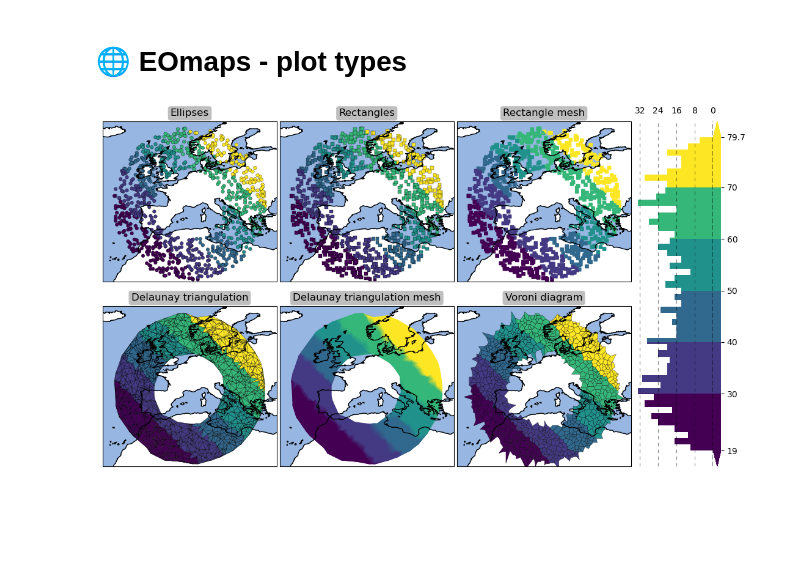
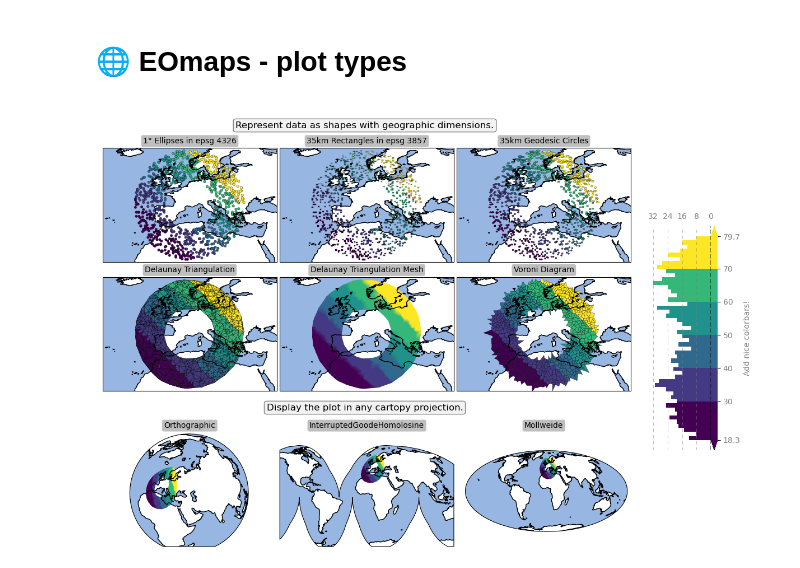
Before and after one commit to raphaelquast/EOmaps, a Jupyter notebook: examples/Plot_types.ipynb, the cells around one changed output. Cells and saved outputs as stored; diff of their text form; code cells hidden in the pictures; blank space fills up the shorter version.

```diff
--- a/examples/Plot_types.ipynb
+++ b/examples/Plot_types.ipynb
@@ -11,11 +11,16 @@ import matplotlib.pyplot as plt
 from matplotlib.gridspec import GridSpec, GridSpecFromSubplotSpec
 from cartopy import crs as ccrs
 
-addtitle =  lambda m, txt: m.figure.ax.text(0.5, 1.05, txt,
+from ipympl.backend_nbagg import Canvas
+
+Canvas.header_visible.default_value = False
+Canvas.footer_visible.default_value = False
+
+addtitle =  lambda m, txt: m.figure.ax.text(0.5, 1.06, txt,
                                             transform = m.figure.ax.transAxes,
                                             horizontalalignment="center",
                                             verticalalignment="center",
-                                            fontsize=12,
+                                            fontsize=10,
                                             bbox=dict(fc=".75", boxstyle='round,pad=.25', ec="none"))
 # %%
 lon, lat = np.linspace(-180, 180, 1000), np.linspace(-90, 90, 1000)
@@ -31,44 +36,79 @@ df = pd.DataFrame(dict(lon=lon.flat, lat=lat.flat, data=data.flat))
 
 usedata = df.sample(1000)
 # %%
-f = plt.figure(figsize=(11, 6))
-f.canvas.header_visible = False
-f.canvas.footer_visible = False
-gs = GridSpec(2, 4, width_ratios=(1,1,1,.5))
-gs.update(hspace=0.15, wspace=0.02, left=0.01, right=0.93, bottom=0.01, top=0.95)
+gs = GridSpec(4, 4, width_ratios=(1, 1, 1, .5), height_ratios=(1, 1, .1, 1))
+gs.update(hspace=0.17, wspace=0.02, left=0.01, right=0.93, bottom=0.01, top=0.9)
+
+args = dict(orientation="horizontal", colorbar=False, coastlines=True)
 
 m = Maps()
 m.set_data(data=usedata, xcoord="lon", ycoord="lat", parameter="data", crs=4326)
 m.set_classify_specs(scheme=m.classify_specs.SCHEMES.UserDefined, bins=np.arange(30, 80, 10))
 m.set_plot_specs(plot_epsg=4326, title="", histbins=50)
 
-m.set_plot_specs(shape="ellipses", radius=.5)
-m.plot_map(f_gridspec=[f, gs[0, 0]], edgecolor="k", linewidth=0.25,orientation="horizontal", colorbar=False, coastlines=True)
-addtitle(m, "Ellipses")
+m.set_shape.ellipses(radius=0.5, radius_crs=4326)
+m.plot_map(gs_ax=gs[0, 0], edgecolor="k", linewidth=0.25, **args)
+addtitle(m, "1° Ellipses in epsg 4326")
 
-m.set_plot_specs(shape="rectangles")
-m.plot_map(f_gridspec=[f, gs[0, 1]], edgecolor="k", linewidth=0.25,orientation="horizontal", colorbar=False, coastlines=True)
-addtitle(m, "Rectangles")
+m.set_shape.rectangles(radius=35000, radius_crs=3857)
+m.plot_map(gs_ax=gs[0, 1], edgecolor="k", linewidth=0.25, **args)
+addtitle(m, "35km Rectangles in epsg 3857")
 
-m.set_plot_specs(shape="trimesh_rectangles")
-m.plot_map(f_gridspec=[f, gs[0, 2]], orientation="horizontal", colorbar=False, coastlines=True)
-addtitle(m, "Rectangle mesh")
+m.set_shape.geod_circles(radius=35000)
+m.plot_map(gs_ax=gs[0, 2], edgecolor="k", linewidth=0.25, **args)
+addtitle(m, "35km Geodesic Circles")
 
-m.set_plot_specs(shape="delauney_triangulation_flat_masked", radius=1.1)
-m.plot_map(f_gridspec=[f, gs[1, 0]], edgecolor="k", linewidth=0.25, orientation="horizontal", colorbar=False, coastlines=True)
-addtitle(m, "Delaunay triangulation")
+m.set_shape.delauney_triangulation(flat=True, mask_radius=1.1)
+m.plot_map(gs_ax=gs[1, 0], edgecolor="k", linewidth=0.25, **args)
+addtitle(m, "Delaunay Triangulation")
 
-m.set_plot_specs(shape="delauney_triangulation_masked", radius=1.1)
-m.plot_map(f_gridspec=[f, gs[1, 1]], orientation="horizontal", colorbar=False, coastlines=True)
-addtitle(m, "Delaunay triangulation mesh")
+m.set_shape.delauney_triangulation(flat=False, mask_radius=1.1)
+m.plot_map(gs_ax=gs[1, 1], **args)
+addtitle(m, "Delaunay Triangulation Mesh")
 
-m.set_plot_specs(shape="voroni", radius=1.1)
-x = m.plot_map(f_gridspec=[f, gs[1, 2]], edgecolor="k", linewidth=0.25, orientation="horizontal", colorbar=False, coastlines=True)
-addtitle(m, "Voroni diagram")
+m.set_shape.voroni_diagram(mask_radius=1.1)
+x = m.plot_map(gs_ax=gs[1, 2], edgecolor="k", linewidth=0.25, **args)
+addtitle(m, "Voroni Diagram")
 
-for ax in f.axes:
-    ax.set_extent((lon.min() - 0.5, lon.max() + 0.5, lat.min() - 0.5, lat.max() + 0.5))
 
-m.add_colorbar(gs[:,-1])
+for ax in m.figure.f.axes:
+    ax.set_extent((lon.min() - 1, lon.max() + 1, lat.min() - 1, lat.max() + 1),
+                 crs=m.crs_list.PlateCarree())
+
+
+
+m.set_shape.delauney_triangulation(mask_radius=1.1)
+m.plot_specs.crs = m.crs_list.Orthographic(central_latitude=45, central_longitude=45)
+m.plot_map(gs_ax=gs[3, 0], **args)
+addtitle(m, "Orthographic")
+
+m.figure.ax.set_xlim(-9287538.873943578, 9424880.444560962)
+m.figure.ax.set_ylim(-6464059.586949452, 7257353.994791463)
+
+m.plot_specs.crs = m.crs_list.InterruptedGoodeHomolosine()
+m.plot_map(gs_ax=gs[3, 1], **args)
+addtitle(m, "InterruptedGoodeHomolosine")
+
+m.figure.ax.set_xlim(-16870231.981304333, 17244055.03635715)
+m.figure.ax.set_ylim(-8255719.045825919, 10851116.008060208)
+
+m.plot_specs.crs = m.crs_list.Mollweide()
+m.plot_map(gs_ax=gs[3, 2], **args)
+addtitle(m, "Mollweide")
+
+m.figure.ax.set_xlim(-19926964.196277186, 18838164.791654214)
+m.figure.ax.set_ylim(-13870666.8432306, 14554966.333284175)
+
+cb = m.add_colorbar(gs[:,-1], orientation="vertical")
+
+cb[1].tick_params(labelcolor=".5", axis="both")
+cb[1].set_ylabel("Add nice colorbars!", color=".5")
+cb[2].tick_params(labelcolor=".5", axis="both")
+cb[2].grid(color=".5", axis="x")
+
+m.figure.set_colorbar_position(pos=(.825,.225, .1, .5), cb=cb)
+
+_ = m.figure.f.text(.4, .95, "Represent data as shapes with geographic dimensions.", horizontalalignment="center", verticalalignment="center", fontsize=12, bbox=dict(fc=".95", boxstyle='round,pad=.25', ec=".5"))
+_ = m.figure.f.text(.4, .32, "Display the plot in any cartopy projection.", horizontalalignment="center", verticalalignment="center", fontsize=12, bbox=dict(fc=".95", boxstyle='round,pad=.25', ec=".5"))
 # %% [output]
-[figure, old version]
+[figure, new version]
```
Also changed, not shown: 7 other files.
